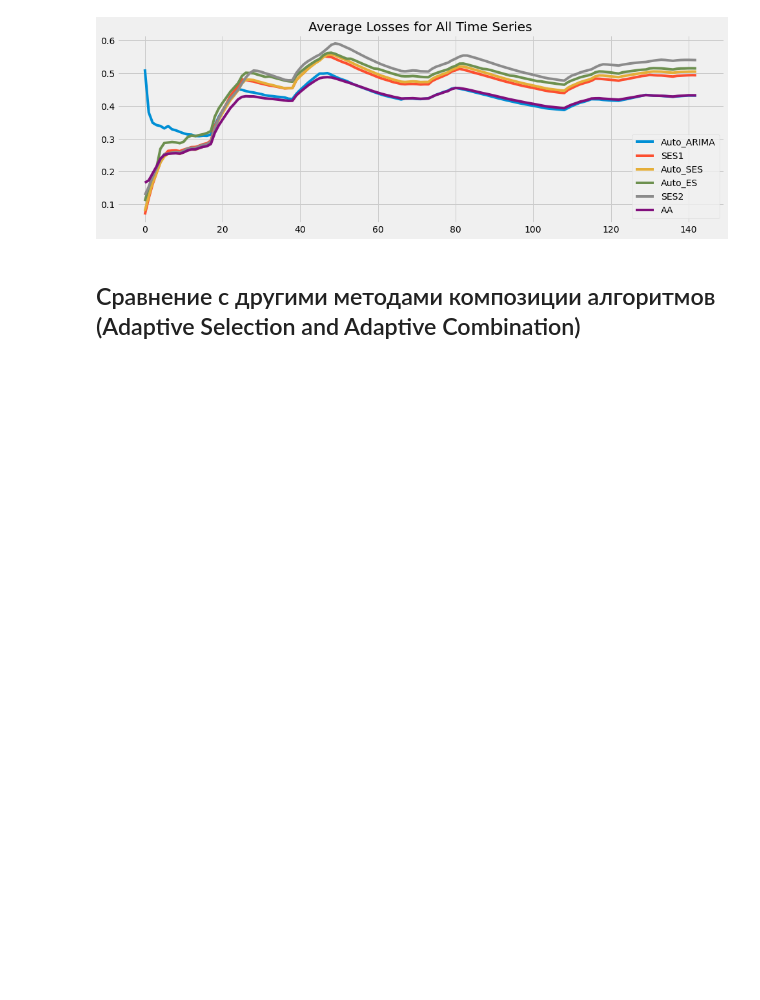
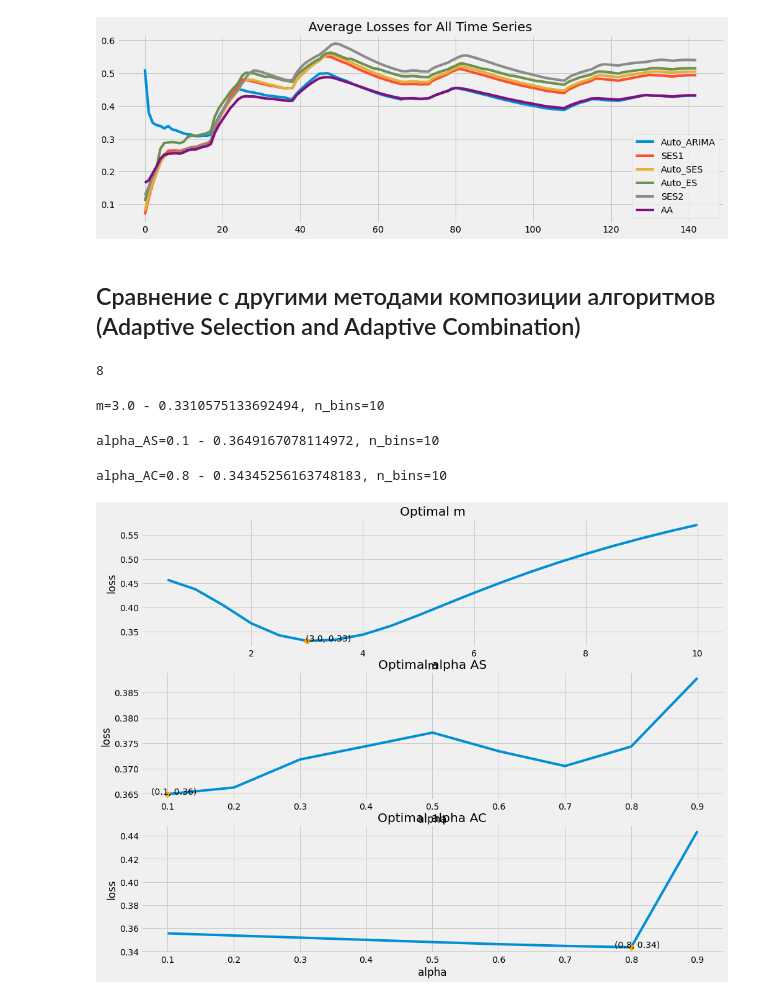
Before and after one commit to aromanenko/AggregatingAlgorithm, a Jupyter notebook: DFA_forecast.ipynb, the cells around one changed output. Saved outputs shown, nothing was run; the diff lists cells and outputs as text; code cells hidden in the pictures; blank space fills up the shorter version.

Commit message:
Adaptive selection and combination added

```diff
--- a/DFA_forecast.ipynb
+++ b/DFA_forecast.ipynb
@@ -417,3 +412,62 @@ AA mean loss: 0.4059580283938564
 [figure]
 # %% [markdown]
 ##  Сравнение с другими методами композиции алгоритмов (Adaptive Selection and Adaptive Combination)
+# %%
+endog_train = train_dict["sku1_store66"]["ts"]
+exog_train = (pd.DataFrame(data=[train_dict["sku1_store66"]["actual_price"],
+                         train_dict["sku1_store66"]["promo"]])
+      .transpose().astype({"Actual_Price": float, "Promo": int}))
+grid_params = {'p': [0, 1, 2, 3, 4, 5, 6], 'd': [0], 'q': [0, 1, 2, 3, 4, 5, 6],
+               'P': [0], 'D': [0], 'Q': [0], 's': [0]}
+
+base_alg_list = [
+    (ExponentialSmoothing, {}, {"smoothing_level": 0.9}),
+    (ExponentialSmoothing, {}, {"smoothing_level": 0.4}),
+    (ExponentialSmoothing, {"seasonal": "add", "seasonal_periods": 7}, {"smoothing_level": 0.8, "smoothing_seasonal": 0.6}),
+    (ExponentialSmoothing, {"seasonal": "add", "seasonal_periods": 7}, {"smoothing_level": 0.4, "smoothing_seasonal": 0.9}),
+    (ExponentialSmoothing, {"seasonal": "add", "seasonal_periods": 7}, {"smoothing_level": 0.4, "smoothing_seasonal": 0.1})
+                 ]
+
+auto_base_alg_list = get_auto_base_alg_list(endog_train, exog_train, grid_params)
+
+base_alg_list.extend(auto_base_alg_list)
+len(base_alg_list)
+# %% [output]
+8
+# %%
+fig, ax = plt.subplots(nrows=3, figsize=(15, 12))
+
+best_m, best_loss, n_bins, AA_losses_dict = get_optim_m(endog_train, base_alg_list, exog=exog_train,
+                                                         bins=10, omega_mode="basic")
+
+print(f"m={best_m} - {best_loss}, n_bins={n_bins}")
+
+best_alpha_AS, best_loss, n_bins, AS_losses_dict = get_optim_alpha(endog_train, adaptive_selection, base_alg_list,
+                                                                    exog=exog_train, bins=10, omega_mode="basic")
+
+print(f"alpha_AS={best_alpha_AS} - {best_loss}, n_bins={n_bins}")
+
+best_alpha_AC, best_loss, n_bins, AC_losses_dict = get_optim_alpha(endog_train, adaptive_combination, base_alg_list,
+                                                                    exog=exog_train, bins=10, omega_mode="basic")
+
+print(f"alpha_AC={best_alpha_AC} - {best_loss}, n_bins={n_bins}")
+
+plot_optim_m_alpha(AA_losses_dict, best_m, ax=ax[0])
+ax[0].set_title("Optimal m")
+ax[0].set_xlabel("m")
+ax[0].set_ylabel("loss");
+
+plot_optim_m_alpha(AS_losses_dict, best_alpha_AS, ax=ax[1])
+ax[1].set_title("Optimal alpha AS")
+ax[1].set_xlabel("alpha")
+ax[1].set_ylabel("loss");
+
+plot_optim_m_alpha(AC_losses_dict, best_alpha_AC, ax=ax[2])
+ax[2].set_title("Optimal alpha AC")
+ax[2].set_xlabel("alpha")
+ax[2].set_ylabel("loss");
+# %% [output]
+m=3.0 - 0.3310575133692494, n_bins=10
+alpha_AS=0.1 - 0.3649167078114972, n_bins=10
+alpha_AC=0.8 - 0.34345256163748183, n_bins=10
+[figure, added]
```
Also changed, not shown: parts of 29 cells of this notebook, 9 other files.
